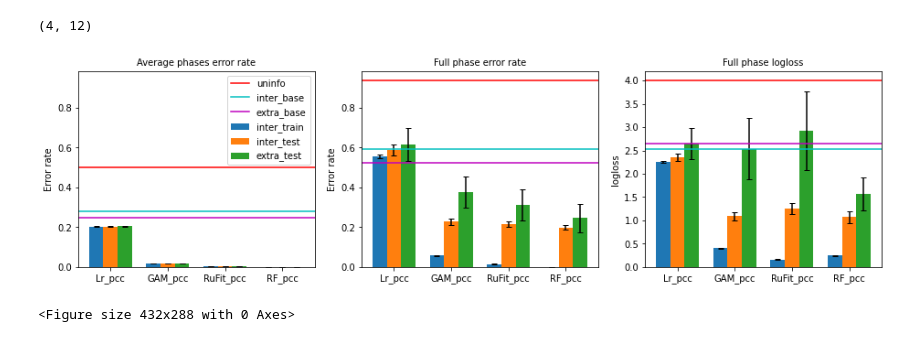
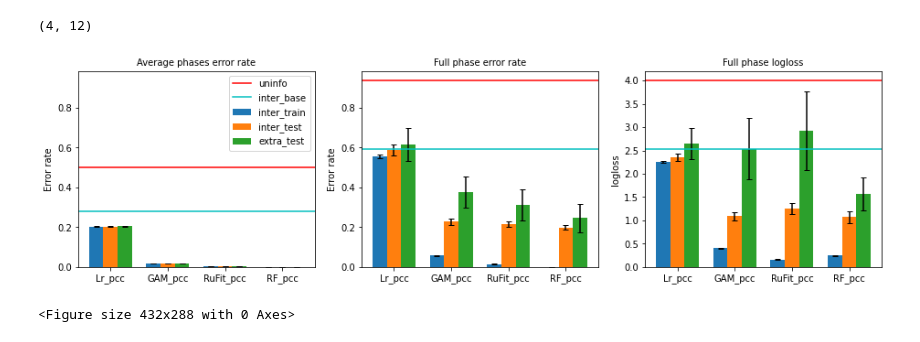
Before and after one commit to marioboley/PISA_ML, a Jupyter notebook: model_evaluation.ipynb, the cells around one changed output. Cells and saved outputs as stored; diff of their text form; code cells hidden in the pictures.

Commit message:
Rmove extrapolation baseline(hamming loss not fix)

```diff
--- a/model_evaluation.ipynb
+++ b/model_evaluation.ipynb
@@ -278,8 +278,8 @@ ax1.set_ylabel('Error rate', fontsize=fontsize)
 ax1.set_xticklabels(interpolation.index, fontsize=fontsize)
 
 # add base line
-avg_error_base = [inter_uninfo_hamming_loss, unreal_inter_hamming_loss, unreal_extra_hamming_loss]
-avg_error_name = ['uninfo', 'inter_base', 'extra_base']
+avg_error_base = [inter_uninfo_hamming_loss, unreal_inter_hamming_loss]
+avg_error_name = ['uninfo', 'inter_base']
 for i in range(len(avg_error_base)):
     ax1.axhline(y=avg_error_base[i], color=colors[i], linestyle='-', label=avg_error_name[i])
 
@@ -292,38 +292,38 @@ ax2.bar(ind, interpolation[f'mean_test_error'], width=width, label='inter_test',
         yerr=interpolation[f'std_test_error']/30**0.5, capsize=3.0)
 ax2.bar(ind+width, extrapolation[f'mean_test_error'], width=width, label='extra_test',
         yerr=extrapolation[f'std_test_error']/28**0.5, capsize=3.0)
 
 # add base line
-inter_error_base = [inter_full_uninfo_error, unreal_inter_full_info_error, unreal_extra_full_info_error]
-inter_error_name = ['uninfo', 'inter_base', 'extra_base']
+inter_error_base = [inter_full_uninfo_error, unreal_inter_full_info_error]
+inter_error_name = ['uninfo', 'inter_base']
 for i in range(len(inter_error_base)):
     ax2.axhline(y=inter_error_base[i], color=colors[i], linestyle='-', label=inter_error_name[i])
 
 ax2.set_title('Full phase error rate', fontsize=fontsize)
 ax2.set_xticks(ind)
 ax2.set_xticklabels(extrapolation.index, fontsize=fontsize)
 ax2.set_ylabel('Error rate', fontsize=fontsize)
 
 ax3.bar(ind-width, interpolation[f'mean_train_log loss'], width=width, label='inter_train',
         yerr=interpolation[f'std_train_log loss']/30**0.5, capsize=3.0)
 ax3.bar(ind, interpolation[f'mean_test_log loss'], width=width, label='inter_test',
         yerr=interpolation[f'std_test_log loss']/30**0.5, capsize=3.0)
 ax3.bar(ind+width, extrapolation[f'mean_test_log loss'], width=width, label='extra_test',
         yerr=extrapolation[f'std_test_log loss']/28**0.5, capsize=3.0)
 
-full_loss_base = [4, unreal_inter_full_info_loss, real_extra_full_info_loss]
-full_loss_name = ['uninfo', 'inter_base', 'extra_base']
+full_loss_base = [4, unreal_inter_full_info_loss]
+full_loss_name = ['uninfo', 'inter_base']
 for i in range(len(full_loss_base)):
     ax3.axhline(y=full_loss_base[i], color=colors[i], linestyle='-', label=full_loss_name[i])
 
 ax3.set_title('Full phase logloss', fontsize=fontsize)
 ax3.set_xticks(ind)
 ax3.set_xticklabels(extrapolation.index, fontsize=fontsize)
 ax3.set_ylabel('logloss', fontsize=fontsize)
 
 plt.show()
 # %% [output]
-[figure, old version]
+[figure, new version]
 # %%
 import os
 from common import OUTPUTPATH
```
